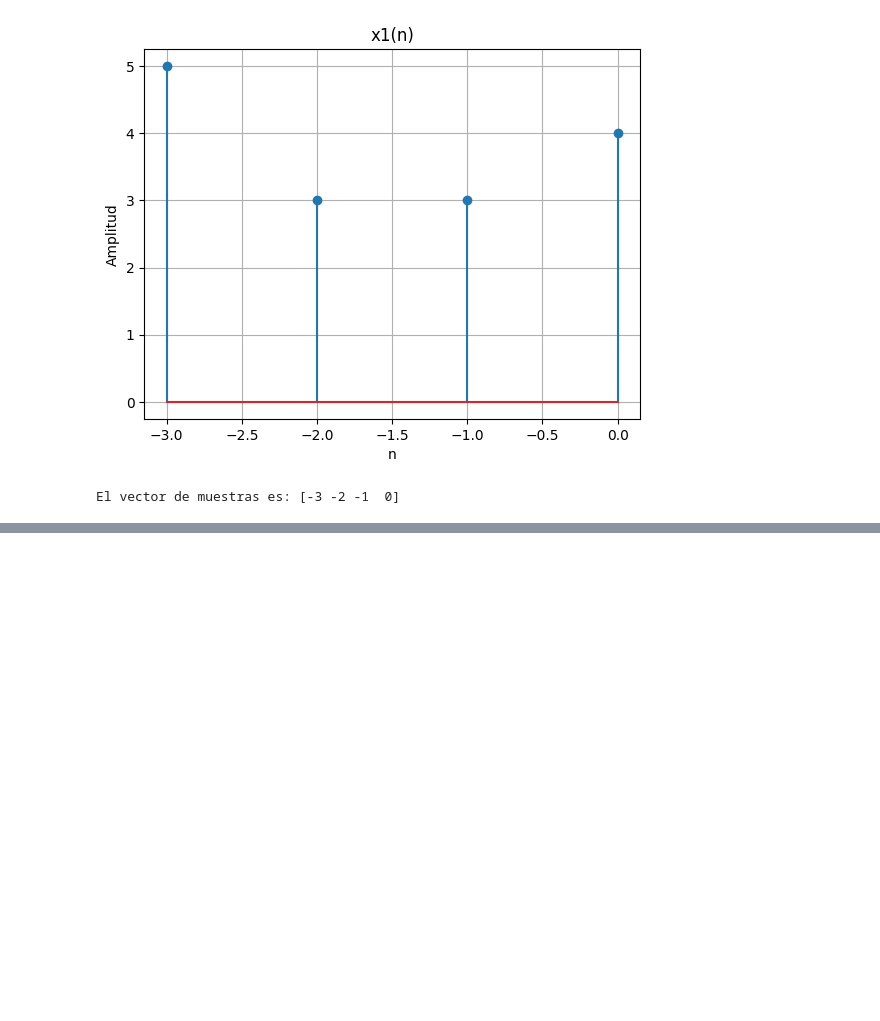
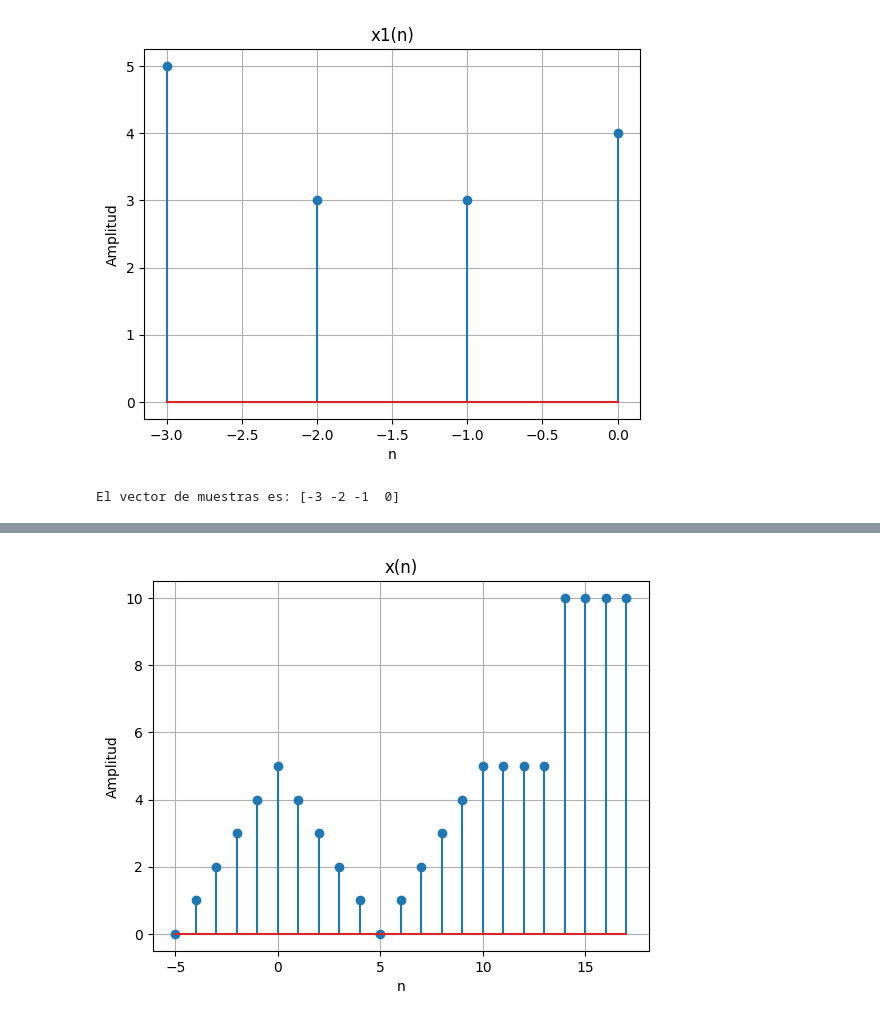
Before and after one commit to decagsito/Biosenales_20261, a Jupyter notebook: Practica_2_2.ipynb, the cells around one changed output, grey strips where cells are left out. Saved outputs shown, nothing was run; the diff lists cells and outputs as text; code cells hidden in the pictures; blank space fills up the shorter version.

```diff
--- a/Practica_2_2.ipynb
+++ b/Practica_2_2.ipynb
@@ -79,0 +90,17 @@ plt.show()
+# %%
+#Punto 5
+
+#Sea x(n)={0,1,2,3,4,*5*,4,3,2,1,0,1,2,3,4,5,5,5,5,10,10,10,10}. Genere la secuencia anterior y grafique los resultados.
+
+n  = [-5,-4,-3,-2,-1,0,1,2,3,4,5,6,7,8,9,10,11,12,13,14,15,16,17]
+
+xn = [0,1,2,3,4,5,4,3,2,1,0,1,2,3,4,5,5,5,5,10,10,10,10]
+
+plt.stem(n, xn)
+plt.title("x(n)")
+plt.xlabel("n")
+plt.ylabel("Amplitud")
+plt.grid()
+plt.show()
+# %% [output]
+[figure, added]
```
Also changed, not shown: parts of 2 cells of this notebook.
